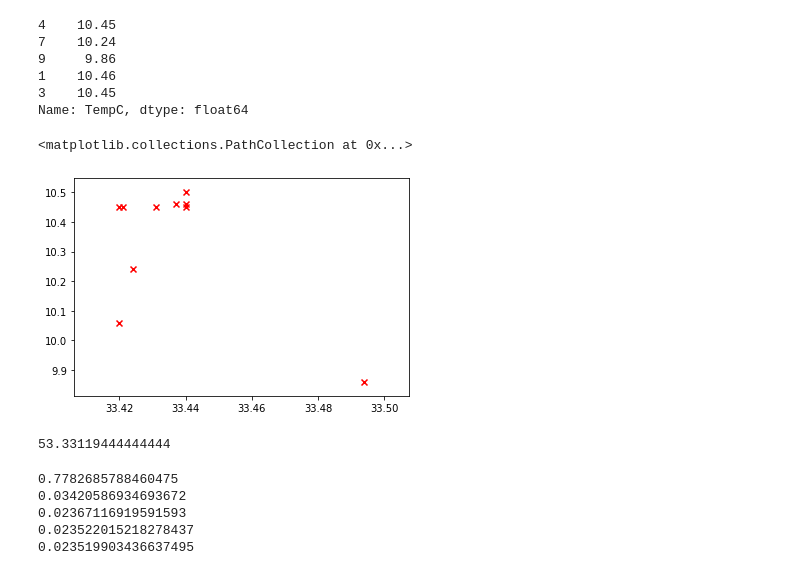
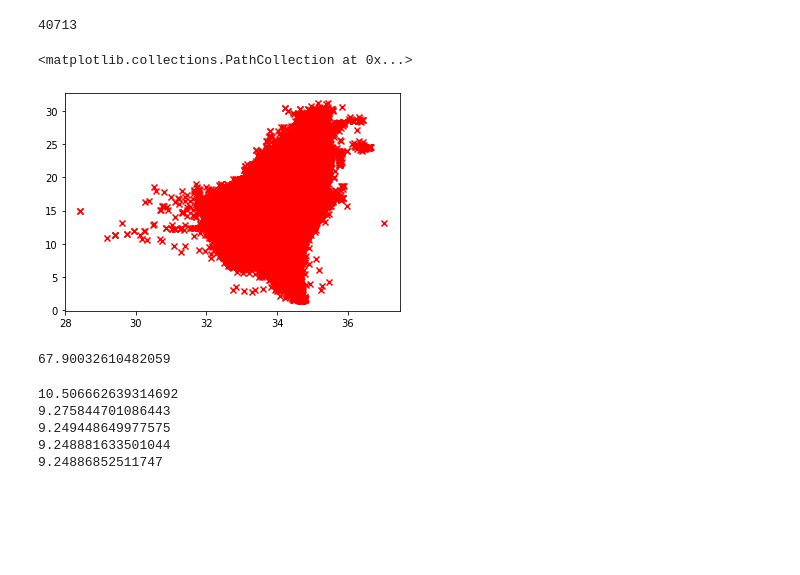
Before and after one commit to jtfan3/data_projects, a Jupyter notebook: linear_regression_calcofi_scratch/salinity_to_water_TempC.ipynb, the cells around one changed output. Saved outputs shown, nothing was run; the diff lists cells and outputs as text; code cells hidden in the pictures; blank space fills up the shorter version.

```diff
--- a/linear_regression_calcofi_scratch/salinity_to_water_TempC.ipynb
+++ b/linear_regression_calcofi_scratch/salinity_to_water_TempC.ipynb
@@ -9,6 +9,6 @@ from sklearn.metrics import mean_squared_error
 df = pd.read_csv('salinityTempC.csv')
 df = df[np.isfinite(df['Salinity'])]
 df = df[np.isfinite(df['TempC'])]
-df = df[:10]
+# df = df[:10]
 df.shape
 # %% [output]
@@ -36,12 +30,7 @@ x_train.head()
-# %%
-y_train.head()
-# %% [output]
-4    10.45
-7    10.24
-9     9.86
-1    10.46
-3    10.45
-Name: TempC, dtype: float64
+# %%
+len(x_test)
+# %% [output]
+40713
 # %%
 #convert to numpy array
 x_train = x_train.to_numpy()
@@ -49,10 +38,12 @@ x_test = x_test.to_numpy()
 y_train = y_train.to_numpy()
 y_test = y_test.to_numpy()
 # %%
-plot.scatter(df['Salinity'], df['TempC'],marker='x',color='red')
+plt.scatter(df['Salinity'], df['TempC'],marker='x',color='red')
+plt.xlabel('Salinity')
+plt.ylabel('Temp (C)')
 # %% [output]
 <matplotlib.collections.PathCollection at 0x...>
-[figure, old version]
+[figure, new version]
 # %%
 def error(x, y, theta):
     sum = 0
@@ -63,4 +54,4 @@ def error(x, y, theta):
 # %%
 error(x_train,y_train,[0,0])
 # %% [output]
-53.33119444444444
+67.90032610482059
@@ -98,11 +77,11 @@ theta = [0,0]
 alpha = 0.001
 theta = gd(x_train,y_train, theta, alpha, 5)
 # %% [output]
-0.7782685788460475
-0.03420586934693672
-0.02367116919591593
-0.023522015218278437
-0.023519903436637495
+10.506662639314692
+9.275844701086443
+9.249448649977575
+9.248881633501044
+9.24886852511747
 # %%
 theta
 # %% [output]
```
Also changed, not shown: parts of 12 cells of this notebook, 2 other files.
